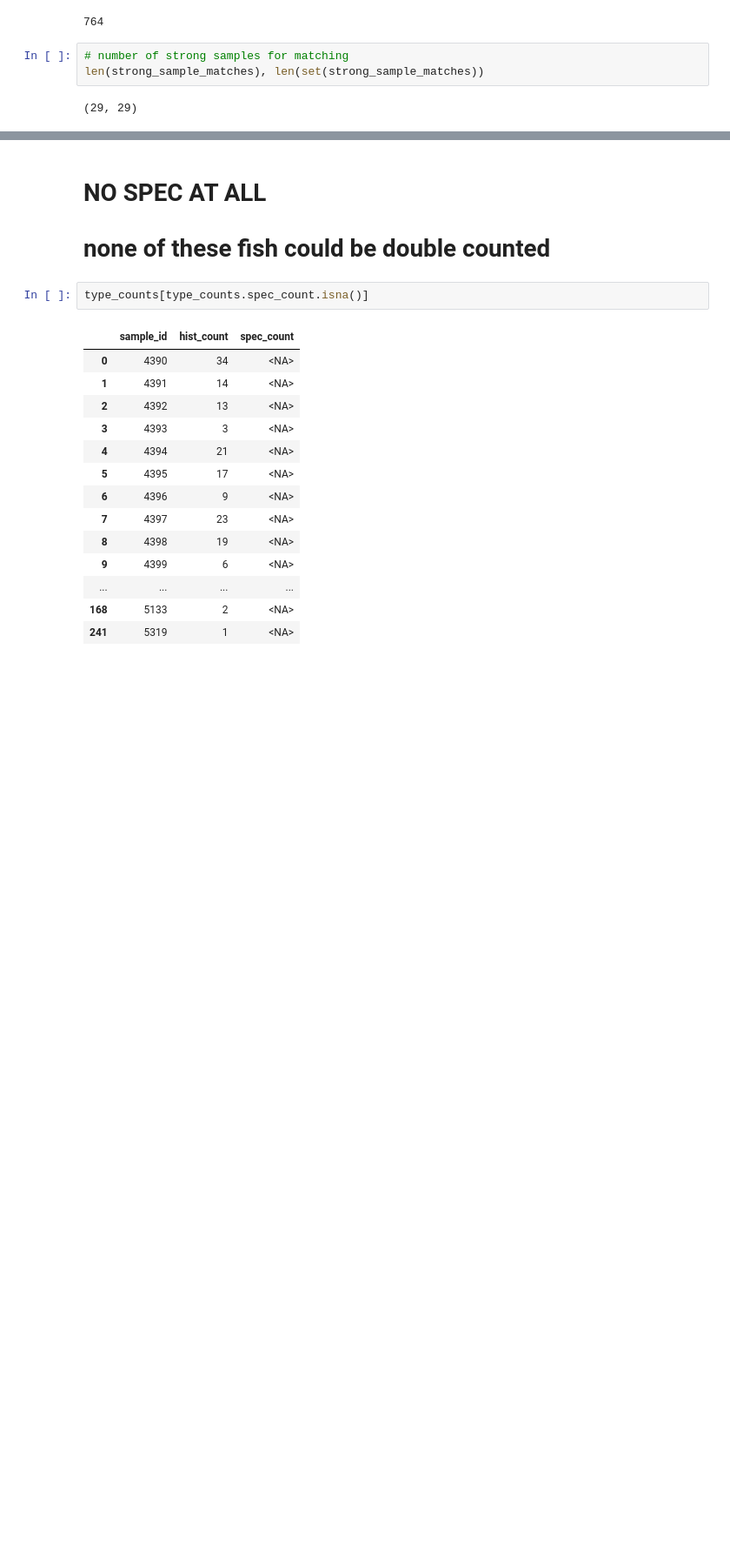
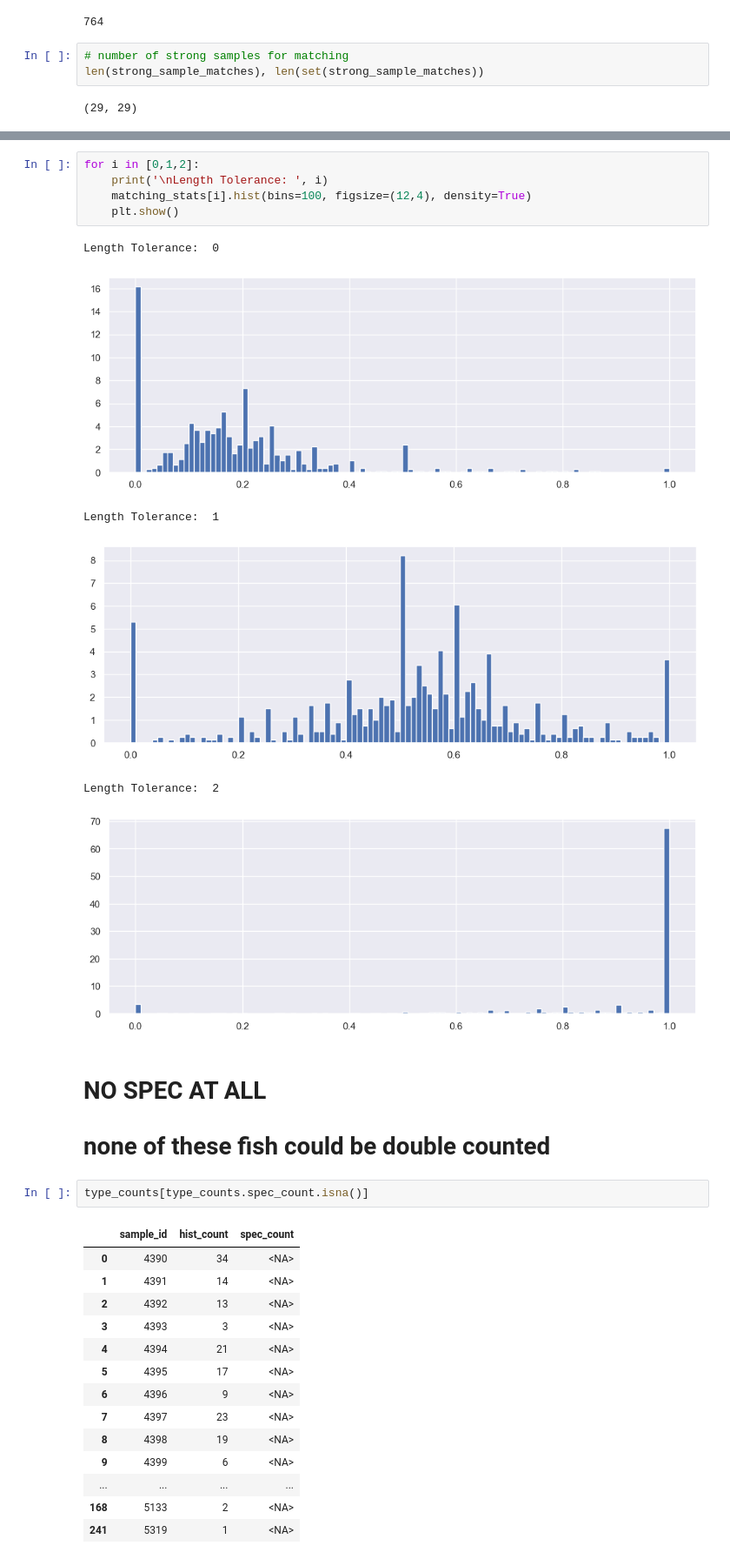
Before and after one commit to dfo-gulf-science/TrapNet-EDA, a Jupyter notebook: Trapnet Historical Data.ipynb, the cells around one changed output, grey strips where cells are left out. Shown at 87% size. Drawn from its saved outputs; the diff is of its cells as text; blank space fills up the shorter version.

```diff
--- a/Trapnet Historical Data.ipynb
+++ b/Trapnet Historical Data.ipynb
@@ -928,3 +1020,15 @@ summary
+# %%
+for i in [0,1,2]:
+    print('\nLength Tolerance: ', i)
+    matching_stats[i].hist(bins=100, figsize=(12,4), density=True)
+    plt.show()
+# %% [output]
+Length Tolerance:  0
+[figure, added]
+Length Tolerance:  1
+[figure, added]
+Length Tolerance:  2
+[figure, added]
 # %% [markdown]
 # NO SPEC AT ALL
 # none of these fish could be double counted
```
Also changed, not shown: parts of 55 cells of this notebook.
